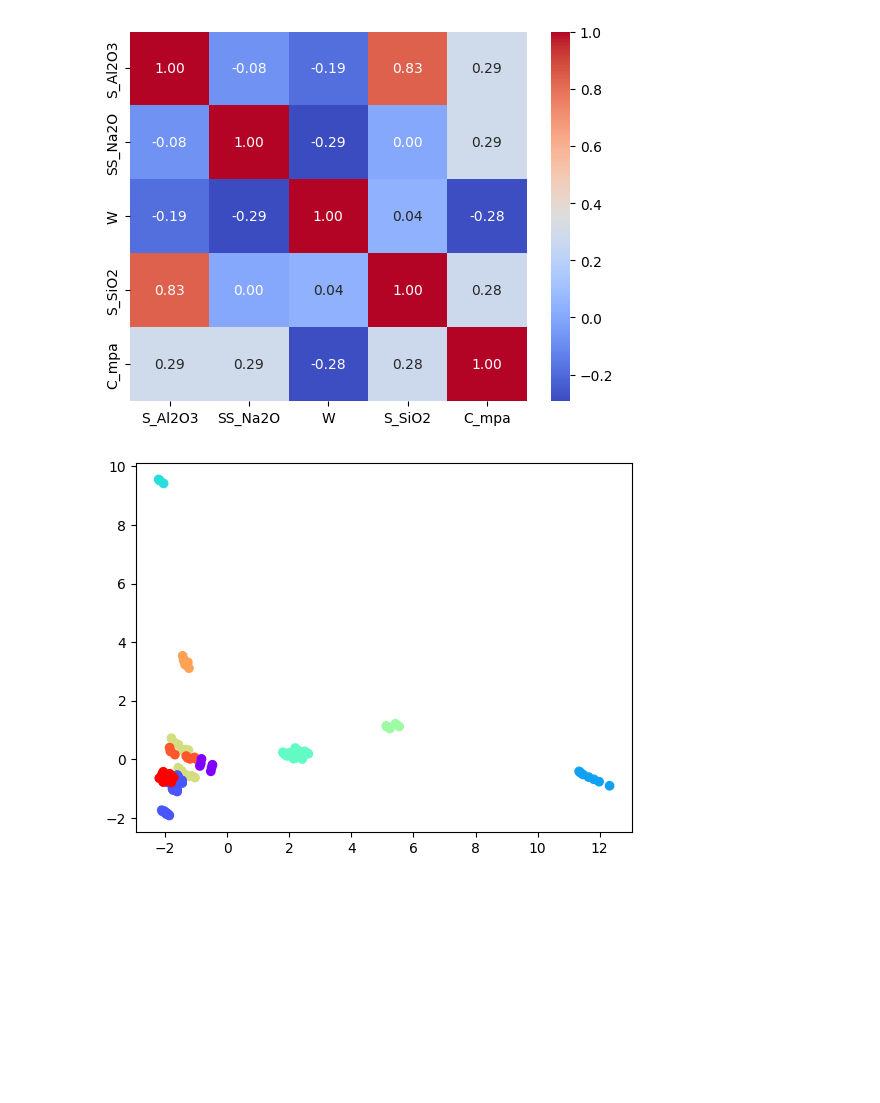
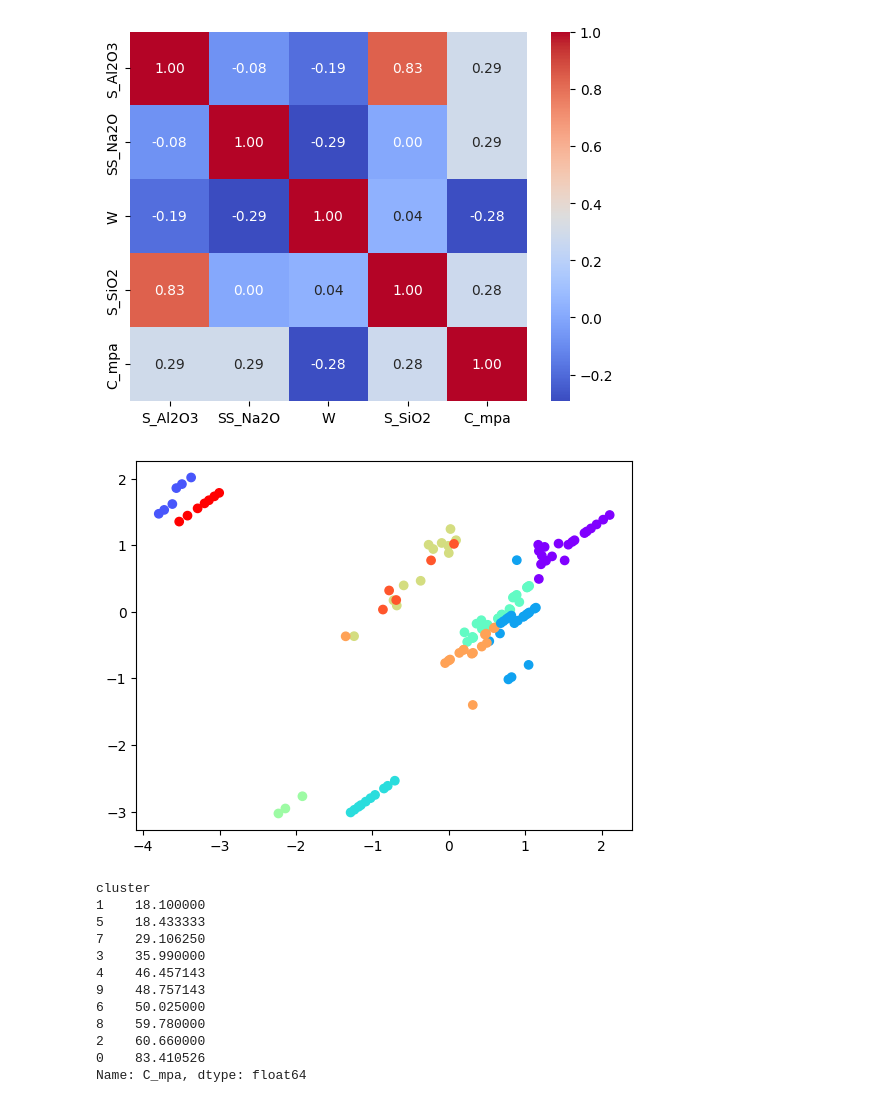
Before and after one commit to bluebynick/CEE-9730-Data-Science-for-Geotechnical-Engineers, a Jupyter notebook: Assignment_2.ipynb, the cells around one changed output. Saved outputs shown, nothing was run; the diff lists cells and outputs as text; code cells hidden in the pictures; blank space fills up the shorter version.

```diff
--- a/Assignment_2.ipynb
+++ b/Assignment_2.ipynb
@@ -47,34 +47,49 @@ from sklearn.decomposition import PCA
 import numpy as np
 
 clusterer = KMeans(n_clusters = 10, random_state=42) #10 clusters like tut 4
-X = df[numeric_cols].copy() #use all the numeric columns for clustering
+X = df[featuresToPlot].copy() #use all the numeric columns for clustering
 X_scaled = StandardScaler().fit_transform(X) #normalise
 cluster_labels = clusterer.fit_predict(X_scaled) #assign each row to a cluster
 
 pca = PCA(n_components = 3) #from tut 4. create 3 comp PCA
 X_PCA = pca.fit_transform(X_scaled) #fit to data
 
 plt.scatter(X_PCA[:,0], X_PCA[:,1], c=cluster_labels, cmap='rainbow')
 #build the scatter x,y of the fitted PCA and
 plt.show()
+
+df['cluster'] = cluster_labels
+print(df.groupby('cluster')['C_mpa'].mean().sort_values())
 # %% [output]
 Reading package lists... Done
 Building dependency tree... Done
 Reading state information... Done
 openjdk-11-jdk is already the newest version (11.0.28+6-1ubuntu1~22.04.1).
 0 upgraded, 0 newly installed, 0 to remove and 38 not upgraded.
 Requirement already satisfied: tabula-py in /usr/local/lib/python3.12/dist-packages (2.10.0)
 Requirement already satisfied: pandas>=0.25.3 in /usr/local/lib/python3.12/dist-packages (from tabula-py) (2.2.2)
 Requirement already satisfied: numpy>1.24.4 in /usr/local/lib/python3.12/dist-packages (from tabula-py) (2.0.2)
 Requirement already satisfied: distro in /usr/local/lib/python3.12/dist-packages (from tabula-py) (1.9.0)
 Requirement already satisfied: python-dateutil>=2.8.2 in /usr/local/lib/python3.12/dist-packages (from pandas>=0.25.3->tabula-py) (2.9.0.post0)
 Requirement already satisfied: pytz>=2020.1 in /usr/local/lib/python3.12/dist-packages (from pandas>=0.25.3->tabula-py) (2025.2)
 Requirement already satisfied: tzdata>=2022.7 in /usr/local/lib/python3.12/dist-packages (from pandas>=0.25.3->tabula-py) (2025.2)
 ... (37 lines left out)
 124   36.2
 125   52.3
 
 [126 rows x 31 columns]
 [figure]
 [figure]
-[figure, old version]
+[figure, new version]
+cluster
+1    18.100000
+5    18.433333
+7    29.106250
+3    35.990000
+4    46.457143
+9    48.757143
+6    50.025000
+8    59.780000
+2    60.660000
+0    83.410526
+Name: C_mpa, dtype: float64
```
